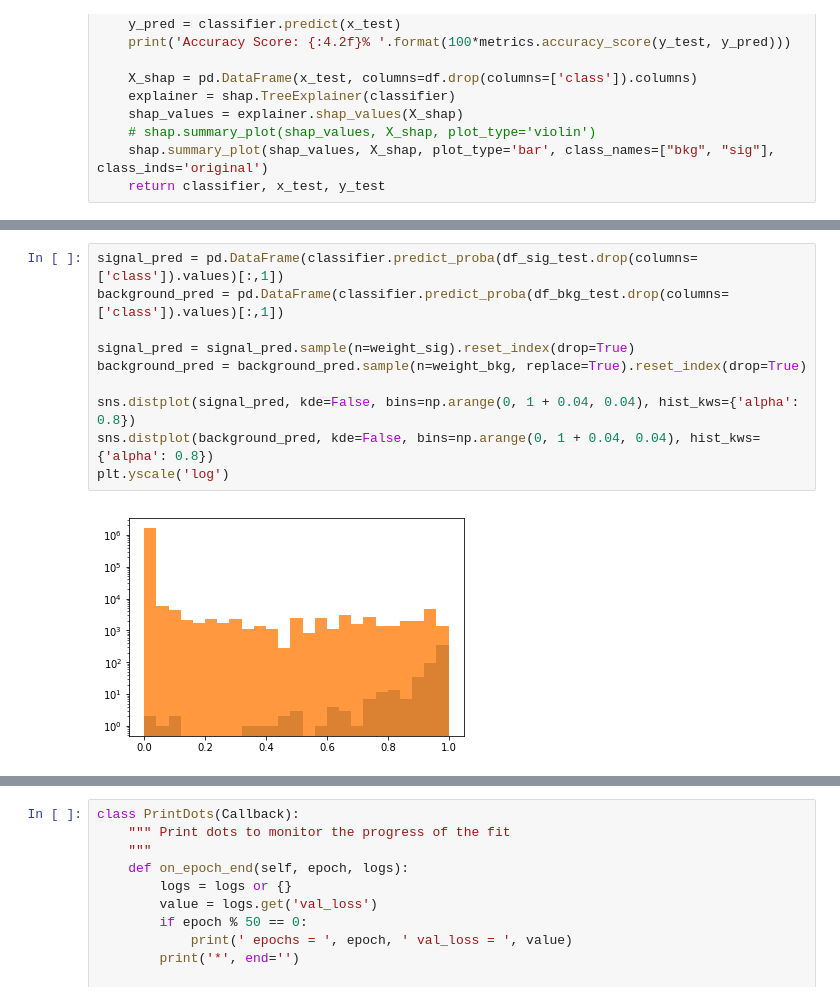
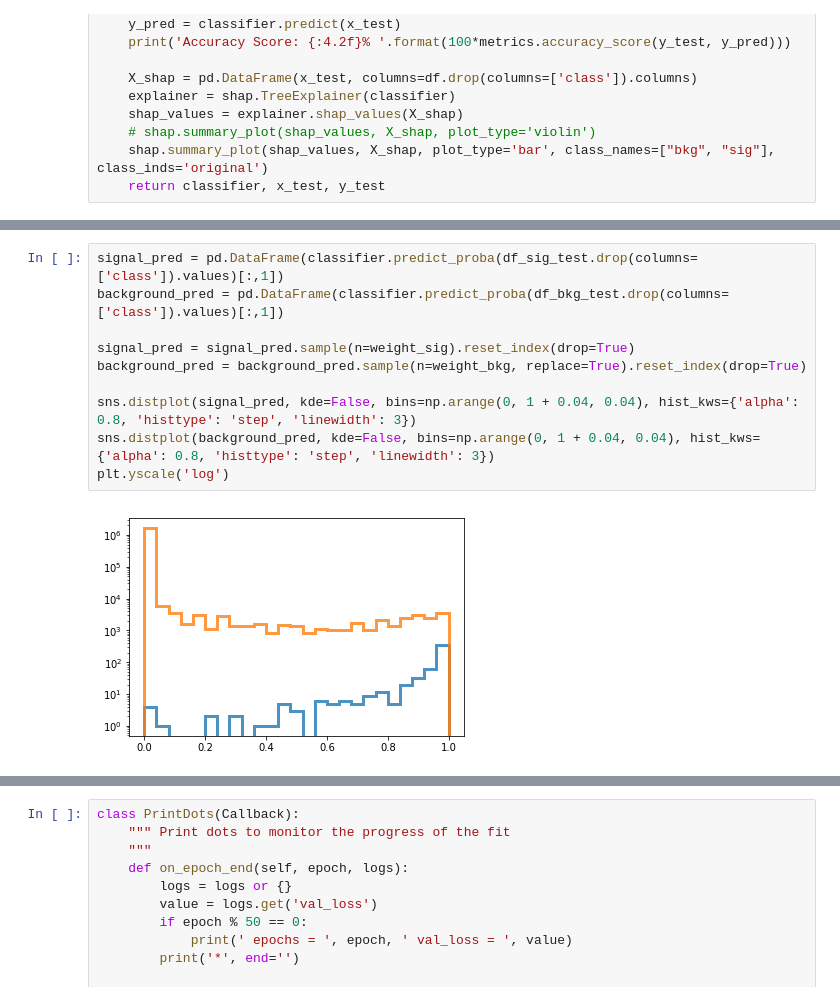
Before and after one commit to talismanbrandi/bbh-NLO, a Jupyter notebook: bbh-BDT/hbb-BDT-DNN-2b.ipynb, the cells around one changed output, grey strips where cells are left out. Drawn from its saved outputs; the diff is of its cells as text.

```diff
--- a/bbh-BDT/hbb-BDT-DNN-2b.ipynb
+++ b/bbh-BDT/hbb-BDT-DNN-2b.ipynb
@@ -100,15 +101,15 @@ plt.show()
 # %%
 signal_pred = pd.DataFrame(classifier.predict_proba(df_sig_test.drop(columns=['class']).values)[:,1])
 background_pred = pd.DataFrame(classifier.predict_proba(df_bkg_test.drop(columns=['class']).values)[:,1])
 
 signal_pred = signal_pred.sample(n=weight_sig).reset_index(drop=True)
 background_pred = background_pred.sample(n=weight_bkg, replace=True).reset_index(drop=True)
 
-sns.distplot(signal_pred, kde=False, bins=np.arange(0, 1 + 0.04, 0.04), hist_kws={'alpha': 0.8})
-sns.distplot(background_pred, kde=False, bins=np.arange(0, 1 + 0.04, 0.04), hist_kws={'alpha': 0.8})
+sns.distplot(signal_pred, kde=False, bins=np.arange(0, 1 + 0.04, 0.04), hist_kws={'alpha': 0.8, 'histtype': 'step', 'linewidth': 3})
+sns.distplot(background_pred, kde=False, bins=np.arange(0, 1 + 0.04, 0.04), hist_kws={'alpha': 0.8, 'histtype': 'step', 'linewidth': 3})
 plt.yscale('log')
 # %% [output]
-[figure, old version]
+[figure, new version]
 # %%
 bdt_n_sig = signal_pred.loc[signal_pred.iloc[:,-1] > 0.98].shape[0]
 bdt_n_bkg = background_pred.loc[background_pred.iloc[:,-1] > 0.98].shape[0]
```
Also changed, not shown: parts of 9 cells of this notebook, 1 other file.
